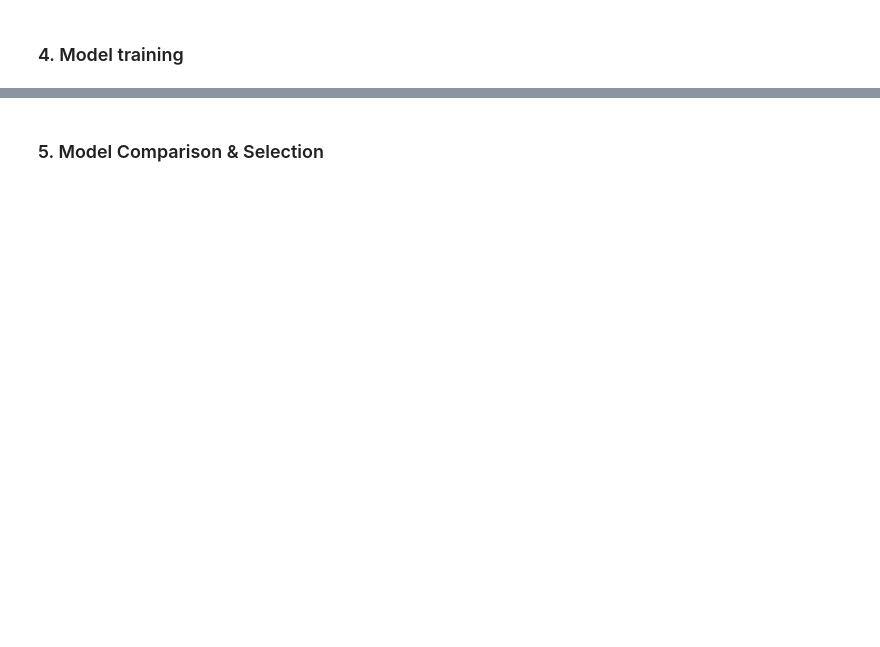
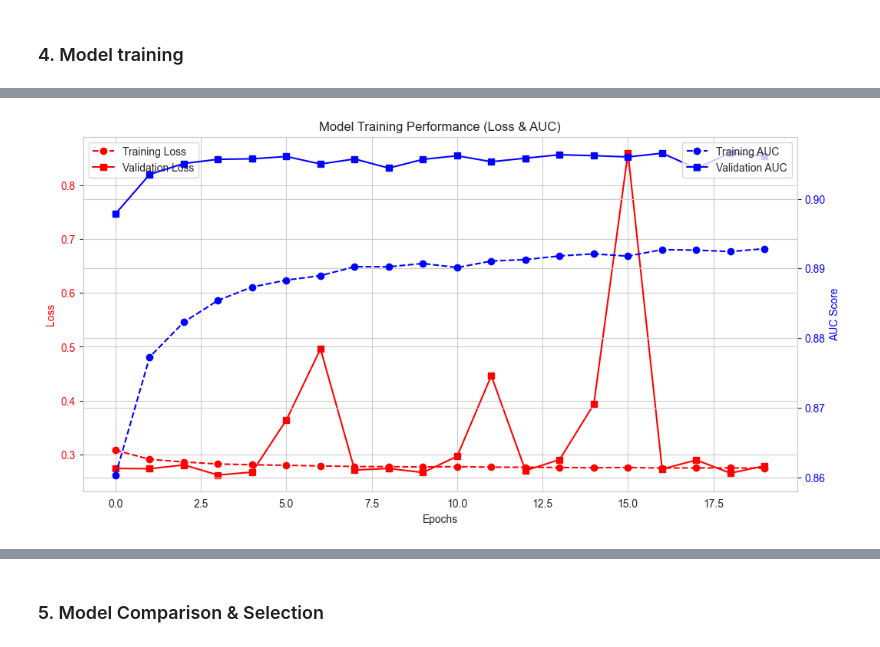
Before and after one commit to srkadia/LoanGuard, a Jupyter notebook: notebooks/03_model_training.ipynb, the cells around one changed output, grey strips where cells are left out. Saved outputs shown, nothing was run; the diff lists cells and outputs as text; code cells hidden in the pictures; blank space fills up the shorter version.

```diff
--- a/notebooks/03_model_training.ipynb
+++ b/notebooks/03_model_training.ipynb
@@ -100,0 +144,14 @@ def evaluate_model(model_name, y_test, y_pred, model, X_test):
+# %%
+def nn_model(num_columns, num_labels, hidden_units, dropout_rates, learning_rate):
+    inp = tf.keras.layers.Input(shape=(num_columns, ))
+    x = BatchNormalization()(inp)
+    x = Dropout(dropout_rates[0])(x)
+    for i in range(len(hidden_units)):
+        x = Dense(hidden_units[i], activation='relu')(x)
+        x = BatchNormalization()(x)
+        x = Dropout(dropout_rates[i + 1])(x)
+    x = Dense(num_labels, activation='sigmoid')(x)
+
+    model = Model(inputs=inp, outputs=x)
+    model.compile(optimizer=Adam(learning_rate), loss='binary_crossentropy', metrics=[AUC(name='AUC')])
+    return model
@@ -154,0 +242,21 @@ scores_df = pd.DataFrame(scores_dict).T
+# %%
+num_columns = X_train.shape[1]
+num_labels = 1
+hidden_units = [150, 150, 150]
+dropout_rates = [0.1, 0, 0.1, 0]
+learning_rate = 1e-3
+
+ann = nn_model(
+    num_columns=num_columns,
+    num_labels=num_labels,
+    hidden_units=hidden_units,
+    dropout_rates=dropout_rates,
+    learning_rate=learning_rate
+)
+
+r = ann.fit(
+    X_train, y_train,
+    validation_data=(X_test, y_test),
+    epochs=20,
+    batch_size=32
+)
@@ -155 +312,6 @@ scores_df = pd.DataFrame(scores_dict).T
+# %%
+# Plot training progress of Artifical Neural Network
+plot_learning_evolution(r)
+# %% [output]
+[figure, added]
 # %%
```
Also changed, not shown: parts of 23 cells of this notebook.
